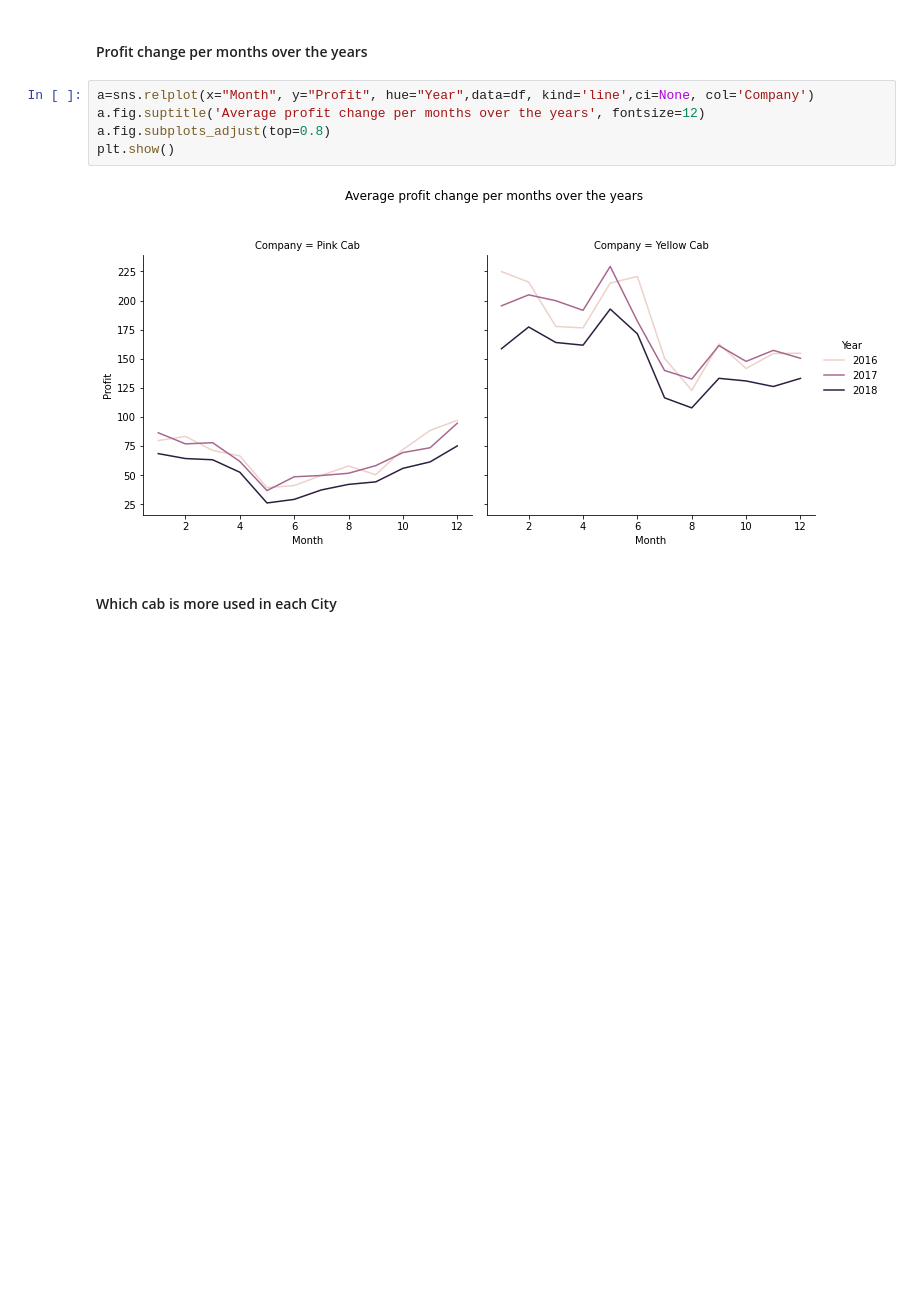
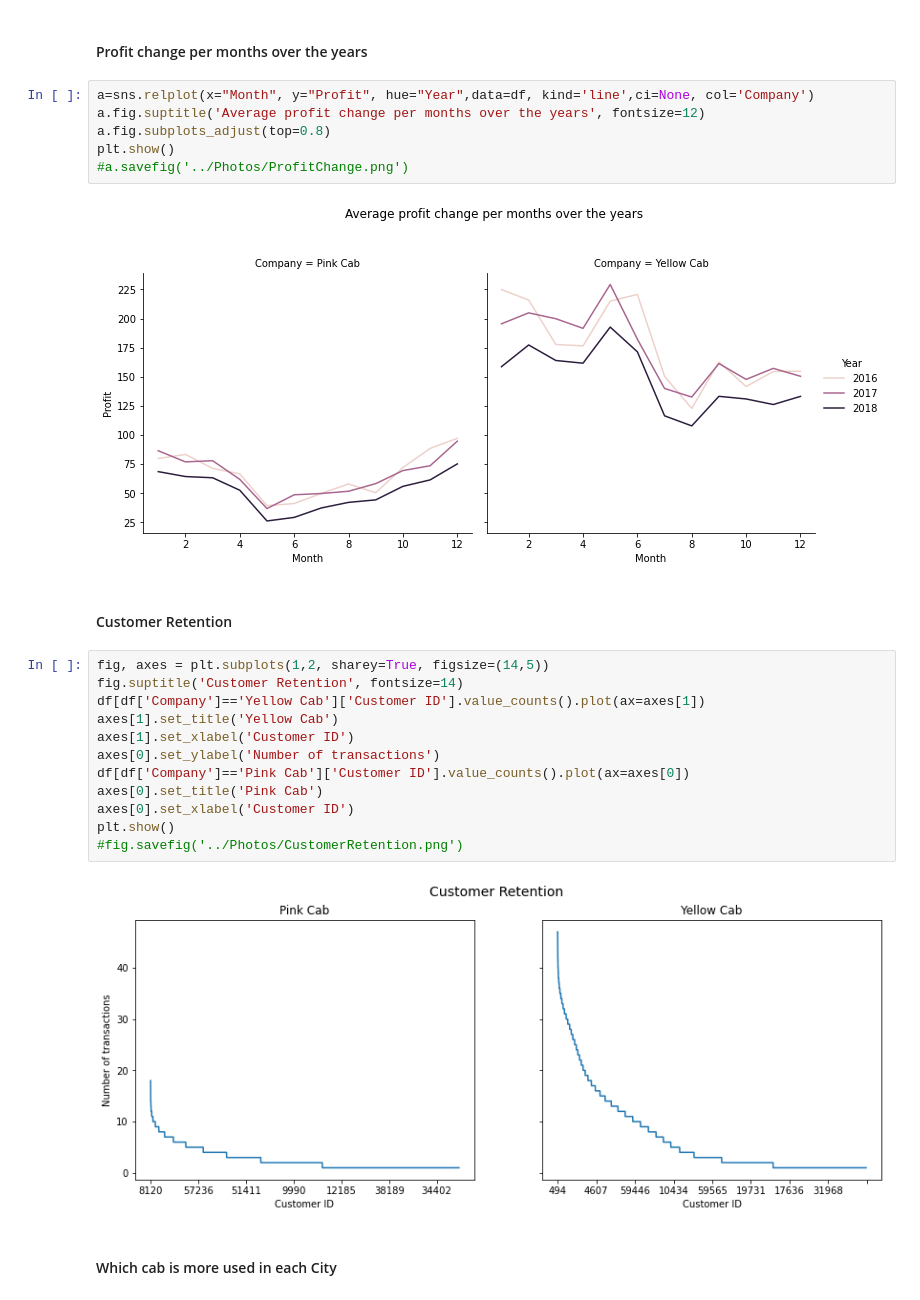
Before and after one commit to Raghad-Almeataz/DS-G2M-insight-for-Cab-Investment-firm, a Jupyter notebook: Notebooks/EDA.ipynb, the cells around one changed output. Cells and saved outputs as stored; diff of their text form; blank space fills up the shorter version.

```diff
--- a/Notebooks/EDA.ipynb
+++ b/Notebooks/EDA.ipynb
@@ -243,8 +270,25 @@ a=sns.relplot(x="Month", y="Profit", hue="Year",data=df, kind='line',ci=None, co
 a.fig.suptitle('Average profit change per months over the years', fontsize=12)
 a.fig.subplots_adjust(top=0.8)
 plt.show()
+#a.savefig('../Photos/ProfitChange.png')
 # %% [output]
 [figure]
+# %% [markdown]
+#### Customer Retention
+# %%
+fig, axes = plt.subplots(1,2, sharey=True, figsize=(14,5))
+fig.suptitle('Customer Retention', fontsize=14)
+df[df['Company']=='Yellow Cab']['Customer ID'].value_counts().plot(ax=axes[1])
+axes[1].set_title('Yellow Cab')
+axes[1].set_xlabel('Customer ID')
+axes[0].set_ylabel('Number of transactions')
+df[df['Company']=='Pink Cab']['Customer ID'].value_counts().plot(ax=axes[0])
+axes[0].set_title('Pink Cab')
+axes[0].set_xlabel('Customer ID')
+plt.show()
+#fig.savefig('../Photos/CustomerRetention.png')
+# %% [output]
+[figure, added]
 # %% [markdown]
 #### Which cab is more used in each City
 # %%
```
Also changed, not shown: parts of 32 cells of this notebook, 13 other files.
